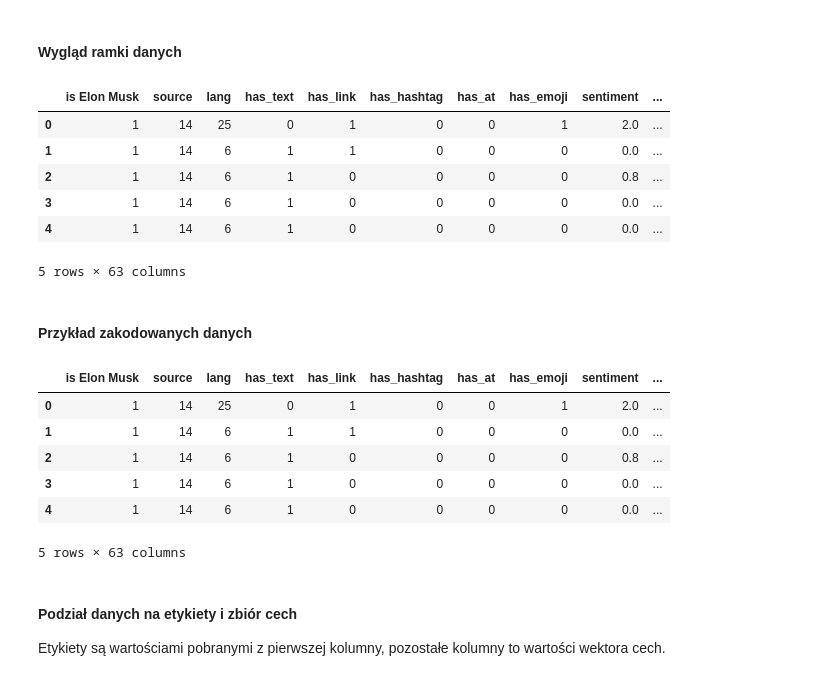
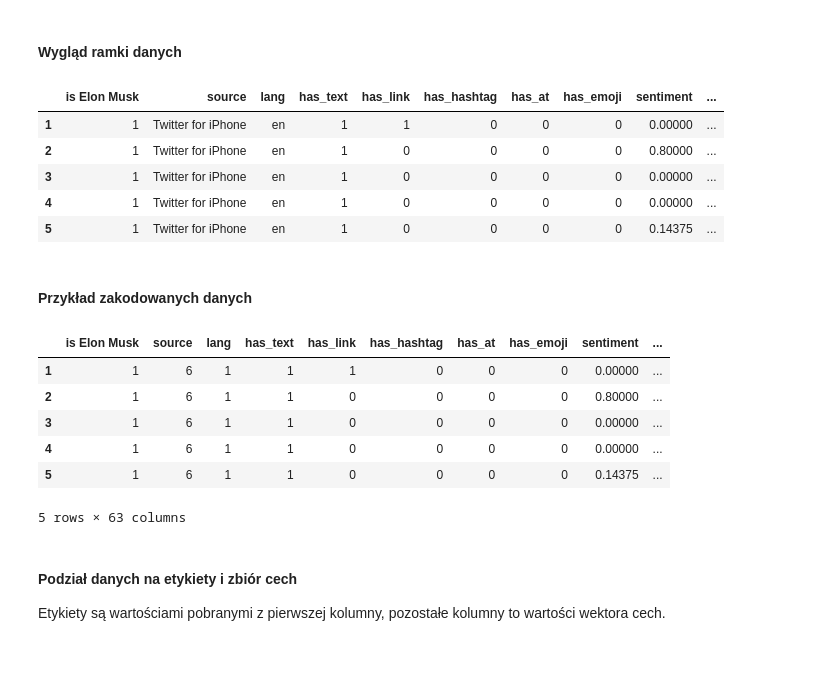
Before and after one commit to Wiktor-99/MAED, a Jupyter notebook: elon_musk_tweet_classification.ipynb, the cells around one changed output. Drawn from its saved outputs; the diff is of its cells as text; code cells hidden in the pictures.

```diff
--- a/elon_musk_tweet_classification.ipynb
+++ b/elon_musk_tweet_classification.ipynb
@@ -566,37 +650,35 @@ fałszywe poczucie dobrego działania modelu(model może osiągnąć wysoką dok
 # %%
 used_annotations_domain = 3
 used_annotations_entity = 0
-annotations = 6
 
 columns_to_be_dropped = [
     'created at',
     'possibly sensitive',
     'annotations',
     'retweet count',
-    'reply count',
     'like count',
-    'quote count']
-
-def add_annotations_columns_to_be_dropped(annotations, used_annotations, column_specific_name):
+    'quote count',
+    'reply count']
+def add_annotations_columns_to_be_drooped(used_annotations, column_specific_name, columns):
+    annotations = 6
     for i in range(annotations - used_annotations):
         colum = f'context annotations {column_specific_name} {used_annotations + i}'
-        columns_to_be_dropped.extend([colum])
+        columns.extend([colum])
 
-add_annotations_columns_to_be_dropped(annotations, used_annotations_entity, 'entity')
-add_annotations_columns_to_be_dropped(annotations, used_annotations_domain, 'domain')
+add_annotations_columns_to_be_drooped(used_annotations_entity, 'entity', columns_to_be_dropped)
+add_annotations_columns_to_be_drooped(used_annotations_domain, 'domain', columns_to_be_dropped)
 
 
-data_frame = data_frame.loc[:,~data_frame.columns.duplicated()].copy()
-data_frame.drop(columns_to_be_dropped, axis=1, inplace=True)
+data_frame_to_be_encoded = data_frame.loc[:,~data_frame.columns.duplicated()].copy()
+data_frame_to_be_encoded.drop(columns_to_be_dropped, axis=1, inplace=True)
 # %% [markdown]
 #### Wygląd ramki danych
 # %%
-data_frame.head()
+data_frame_to_be_encoded.head()
 # %% [output]
 |  | is Elon Musk | source | lang | has_text | has_link | has_hashtag | has_at | has_emoji | sentiment | ... |
-| 0 | 1 | 14 | 25 | 0 | 1 | 0 | 0 | 1 | 2.0 | ... |
-| 1 | 1 | 14 | 6 | 1 | 1 | 0 | 0 | 0 | 0.0 | ... |
-| 2 | 1 | 14 | 6 | 1 | 0 | 0 | 0 | 0 | 0.8 | ... |
-| 3 | 1 | 14 | 6 | 1 | 0 | 0 | 0 | 0 | 0.0 | ... |
-| 4 | 1 | 14 | 6 | 1 | 0 | 0 | 0 | 0 | 0.0 | ... |
+| 1 | 1 | Twitter for iPhone | en | 1 | 1 | 0 | 0 | 0 | 0.00000 | ... |
+| 2 | 1 | Twitter for iPhone | en | 1 | 0 | 0 | 0 | 0 | 0.80000 | ... |
+| 3 | 1 | Twitter for iPhone | en | 1 | 0 | 0 | 0 | 0 | 0.00000 | ... |
+| 4 | 1 | Twitter for iPhone | en | 1 | 0 | 0 | 0 | 0 | 0.00000 | ... |
+| 5 | 1 | Twitter for iPhone | en | 1 | 0 | 0 | 0 | 0 | 0.14375 | ... |
-5 rows × 63 columns
@@ -646,14 +700,14 @@ for col in ['source', 'lang']:
 # %% [markdown]
 #### Przykład zakodowanych danych
 # %%
-data_frame.head()
+data_frame_encoded.head()
 # %% [output]
 |  | is Elon Musk | source | lang | has_text | has_link | has_hashtag | has_at | has_emoji | sentiment | ... |
-| 0 | 1 | 14 | 25 | 0 | 1 | 0 | 0 | 1 | 2.0 | ... |
-| 1 | 1 | 14 | 6 | 1 | 1 | 0 | 0 | 0 | 0.0 | ... |
-| 2 | 1 | 14 | 6 | 1 | 0 | 0 | 0 | 0 | 0.8 | ... |
-| 3 | 1 | 14 | 6 | 1 | 0 | 0 | 0 | 0 | 0.0 | ... |
-| 4 | 1 | 14 | 6 | 1 | 0 | 0 | 0 | 0 | 0.0 | ... |
+| 1 | 1 | 6 | 1 | 1 | 1 | 0 | 0 | 0 | 0.00000 | ... |
+| 2 | 1 | 6 | 1 | 1 | 0 | 0 | 0 | 0 | 0.80000 | ... |
+| 3 | 1 | 6 | 1 | 1 | 0 | 0 | 0 | 0 | 0.00000 | ... |
+| 4 | 1 | 6 | 1 | 1 | 0 | 0 | 0 | 0 | 0.00000 | ... |
+| 5 | 1 | 6 | 1 | 1 | 0 | 0 | 0 | 0 | 0.14375 | ... |
 5 rows × 63 columns
 # %% [markdown]
 
```
Also changed, not shown: parts of 15 cells of this notebook.
